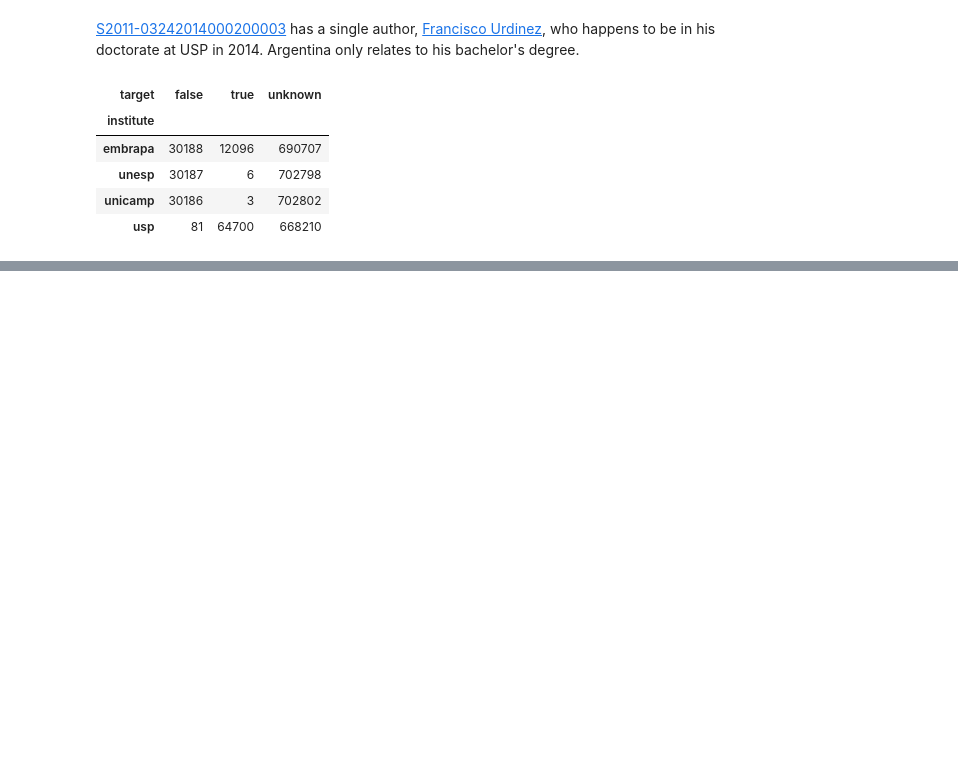
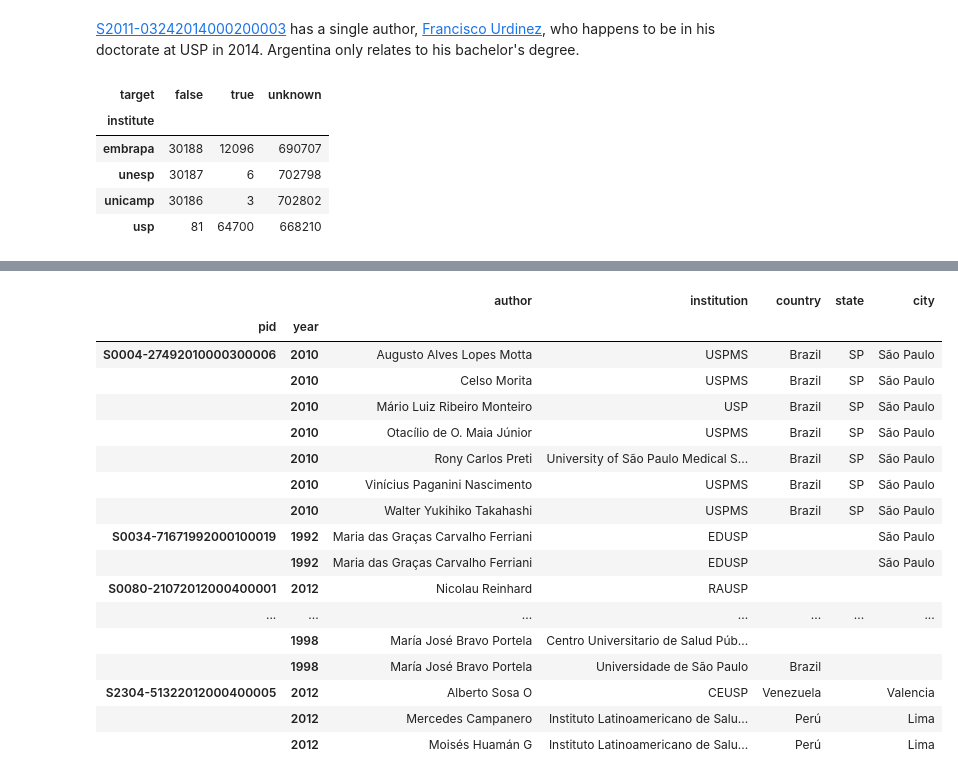
Before and after one commit to scieloorg/normalizations-experiments, a Jupyter notebook: experiments_2019-02_usp_unicamp_unesp_embrapa.ipynb, the cells around one changed output, grey strips where cells are left out. Cells and saved outputs as stored; diff of their text form; code cells hidden in the pictures; blank space fills up the shorter version.

```diff
--- a/experiments_2019-02_usp_unicamp_unesp_embrapa.ipynb
+++ b/experiments_2019-02_usp_unicamp_unesp_embrapa.ipynb
@@ -1722,0 +1935,7 @@ pids2stats(solution2pids(solution))
+# %%
+def get_unsolved_names():
+    pids_table = solution2pids(solution)
+    pids_unknown = (pids_table == "unknown").any(axis=1)
+    entries_unknown = dataset["pid"].isin(pids_table[pids_unknown].index)
+    entries_unfilled = solution.drop(columns=["pid"]).isna().any(axis=1)
+    return all_pre_inames[entries_unknown & entries_unfilled].drop_duplicates()
@@ -1722,0 +2091,10 @@ pids2stats(solution2pids(solution))
+# %%
+tmp_names = get_unsolved_names()
+usp_like_small_names = tmp_names[
+    tmp_names.str.contains("usp") &
+    (tmp_names.str.len() < 10) &
+    ~tmp_names.isin(single_usp_names) &
+    ~tmp_names.isin(enh_usp_names)
+]
+del tmp_names
+usp_like_small_names
@@ -1722,0 +2111,37 @@ pids2stats(solution2pids(solution))
+# %%
+usp_like_small_pids = dataset[all_pre_inames.str.contains(
+    r"(?:^|\s)(?:" + "|".join(usp_like_small_names) + r")(?:$|\s)"
+)]["pid"]
+# %%
+doc_authors[[
+    "pid_scielo",
+    "doc_publishing_year",
+    "doc_author",
+    "doc_author_institution",
+    "doc_author_affiliation_country",
+    "doc_author_affiliation_state",
+    "doc_author_affiliation_city",
+]].rename(columns=renormalize_column_title)[
+    doc_authors["pid_scielo"].isin(usp_like_small_pids)
+].fillna("").sort_values(
+    by=["pid", "author", "institution"],
+).set_index(["pid", "year"])
+# %% [output]
+|  |  | author | institution | country | state | city |
+| pid | year |  |  |  |  |  |
+| S0004-27492010000300006 | 2010 | Augusto Alves Lopes Motta | USPMS | Brazil | SP | São Paulo |
+|  | 2010 | Celso Morita | USPMS | Brazil | SP | São Paulo |
+|  | 2010 | Mário Luiz Ribeiro Monteiro | USP | Brazil | SP | São Paulo |
+|  | 2010 | Otacílio de O. Maia Júnior | USPMS | Brazil | SP | São Paulo |
+|  | 2010 | Rony Carlos Preti | University of São Paulo Medical S... | Brazil | SP | São Paulo |
+|  | 2010 | Vinícius Paganini Nascimento | USPMS | Brazil | SP | São Paulo |
+|  | 2010 | Walter Yukihiko Takahashi | USPMS | Brazil | SP | São Paulo |
+| S0034-71671992000100019 | 1992 | Maria das Graças Carvalho Ferriani | EDUSP |  |  | São Paulo |
+|  | 1992 | Maria das Graças Carvalho Ferriani | EDUSP |  |  | São Paulo |
+| S0080-21072012000400001 | 2012 | Nicolau Reinhard | RAUSP |  |  |  |
+| ... | ... | ... | ... | ... | ... | ... |
+|  | 1998 | María José Bravo Portela | Centro Universitario de Salud Púb... |  |  |  |
+|  | 1998 | María José Bravo Portela | Universidade de São Paulo | Brazil |  |  |
+| S2304-51322012000400005 | 2012 | Alberto Sosa O | CEUSP | Venezuela |  | Valencia |
+|  | 2012 | Mercedes Campanero | Instituto Latinoamericano de Salu... | Perú |  | Lima |
+|  | 2012 | Moisés Huamán G | Instituto Latinoamericano de Salu... | Perú |  | Lima |
```
Also changed, not shown: parts of 33 cells of this notebook.
